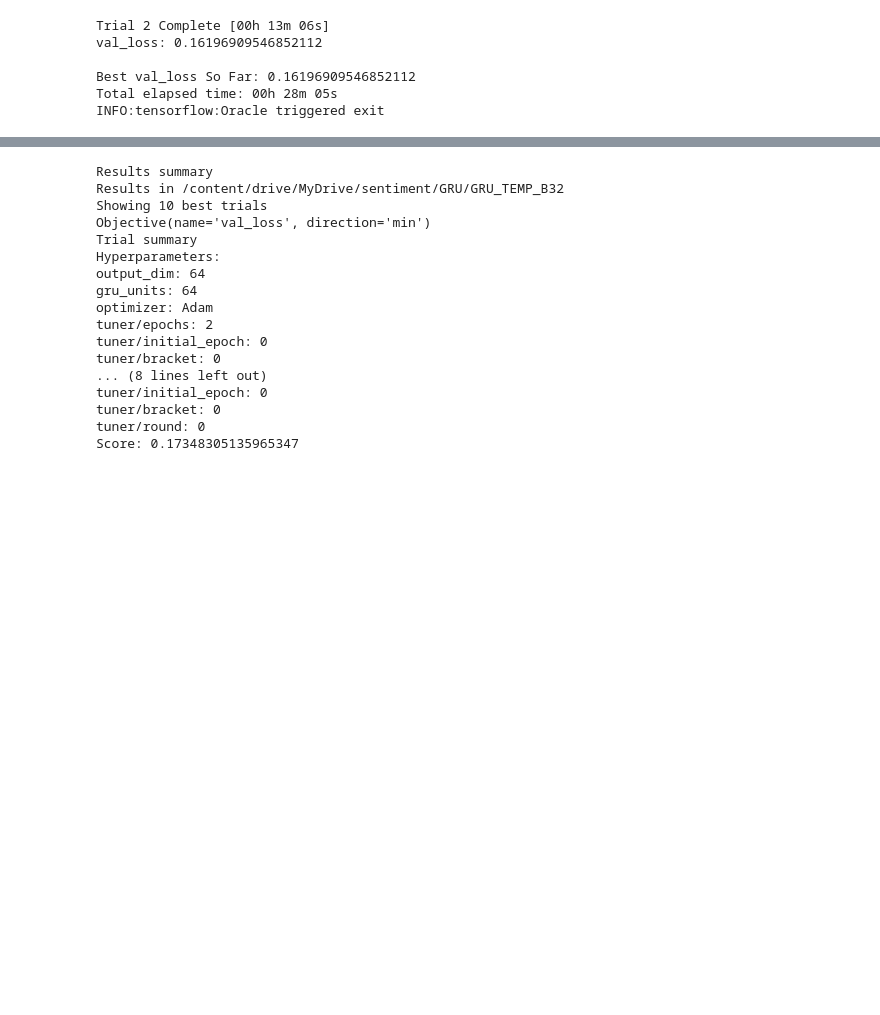
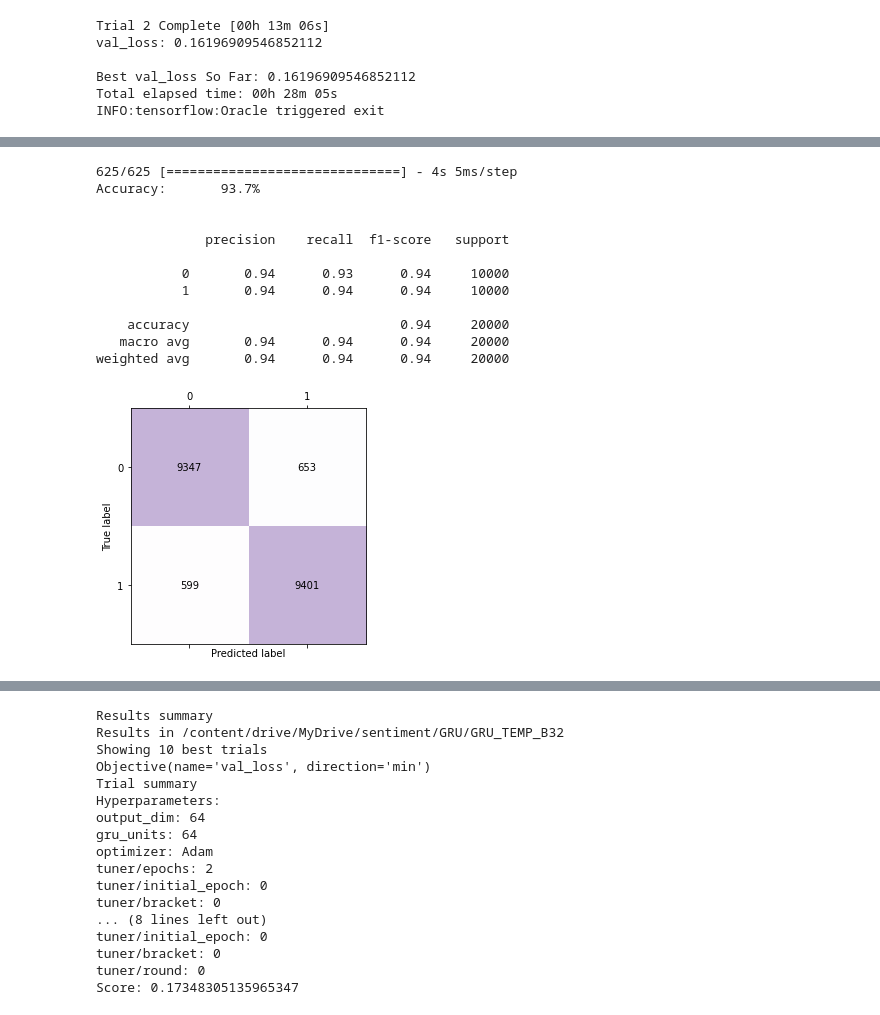
Before and after one commit to ppkgtmm/sentiment, a Jupyter notebook: GRU.ipynb, the cells around one changed output, grey strips where cells are left out. Cells and saved outputs as stored; diff of their text form; code cells hidden in the pictures; blank space fills up the shorter version.

Commit message:
gru evaluated

```diff
--- a/GRU.ipynb
+++ b/GRU.ipynb
@@ -132,0 +207,16 @@ INFO:tensorflow:Oracle triggered exit
+# %%
+model_evaluate(best_model, sequence_test, test_target, 32)
+# %% [output]
+625/625 [==============================] - 4s 5ms/step
+Accuracy:       93.7%
+
+
+              precision    recall  f1-score   support
+
+           0       0.94      0.93      0.94     10000
+           1       0.94      0.94      0.94     10000
+
+    accuracy                           0.94     20000
+   macro avg       0.94      0.94      0.94     20000
+weighted avg       0.94      0.94      0.94     20000
+[figure, added]
```
Also changed, not shown: parts of 13 cells of this notebook.
